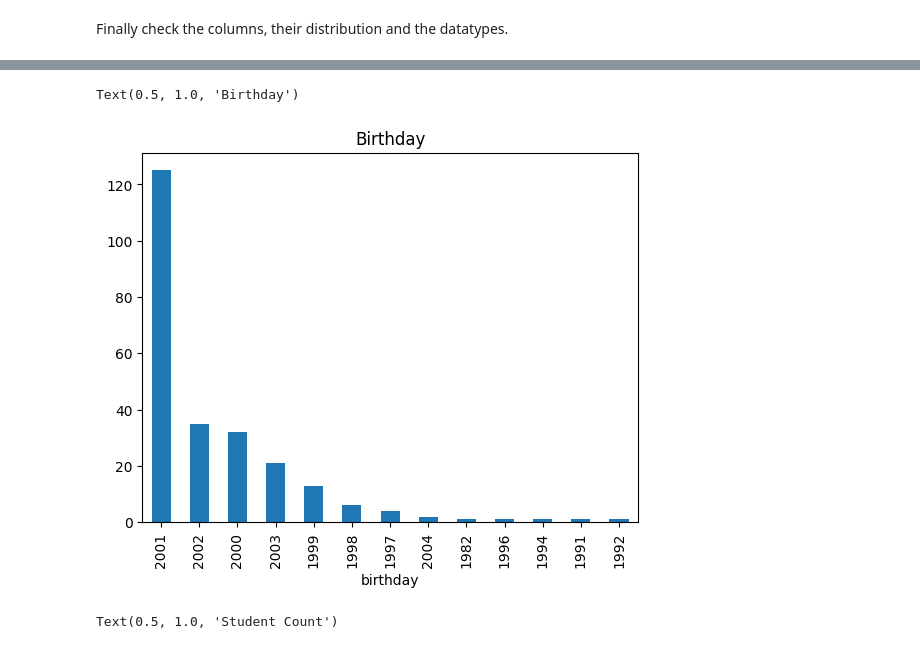
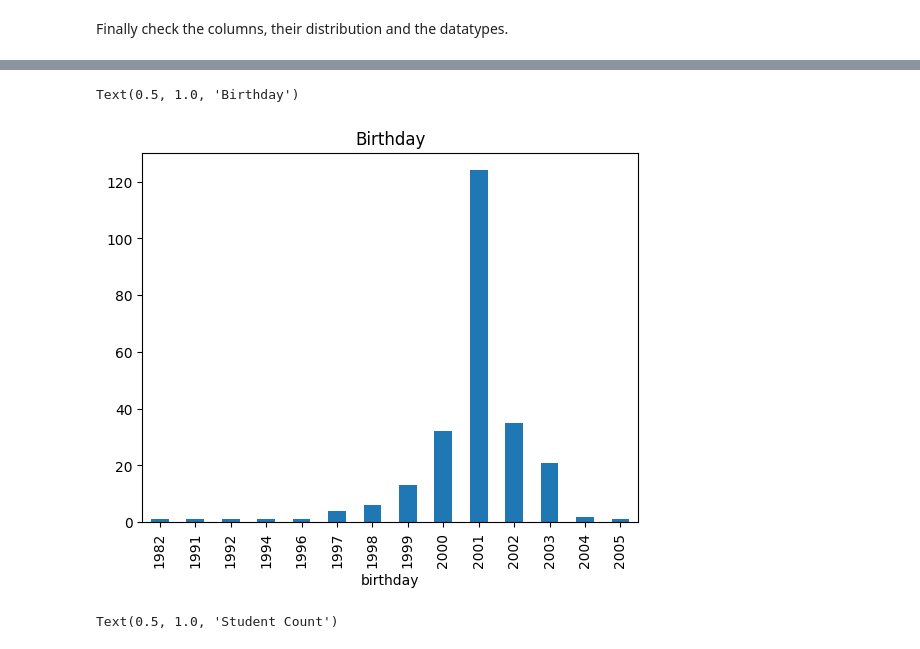
Before and after one commit to MarcellSzegedi/data-mining-1, a Jupyter notebook: src/datamining/data_exploration.ipynb, the cells around one changed output, grey strips where cells are left out. Cells and saved outputs as stored; diff of their text form; code cells hidden in the pictures.

```diff
--- a/src/datamining/data_exploration.ipynb
+++ b/src/datamining/data_exploration.ipynb
@@ -193,7 +215,7 @@ Name: count, dtype: int64
 # %% [markdown]
 As it can be observed, only a few responsers chose options outside the group of "male" and "female". In this case, the best strategy to prevent the distribution fragmentation, which can potentially cause problems later during the fitting process, "male", "female" values are going to be mapped to integer 0, 1. "not willing to answer" will mapped to nan, while every other answer will be mapped to a new common group denoted with integer value 2.
 # %%
-gender_map = {"male": 0, "female": 1, "gender fluid": 2, "intersex": 2, "non-binary": 2, "other": 2}
+gender_map = {"male": "male", "female": "female", "gender fluid": "non-binary", "intersex": "non-binary", "non-binary": "non-binary", "other": "non-binary"}
 
 raw_data["gender"] = raw_data["gender"].map(gender_map)
 # %% [markdown]
@@ -739,7 +746,7 @@ raw_data["birthday"] = pd.to_datetime(raw_data["birthday"].apply(convert_time_to
 print(raw_data.loc[~pd.to_datetime(raw_data["birthday"], errors="coerce").notna(), "birthday"])
 
 threshold_date_lower = pd.to_datetime("01-01-1980")
-threshold_date_upper = pd.to_datetime("31-12-2004")
+threshold_date_upper = pd.to_datetime("31-12-2005")
 
 raw_data.loc[raw_data["birthday"] < threshold_date_lower, "birthday"] = np.nan
 raw_data.loc[raw_data["birthday"] > threshold_date_upper, "birthday"] = np.nan
@@ -754,6 +761,9 @@ raw_data["birthday"] = raw_data["birthday"].astype(np.int16)
 # print(raw_data["birthday"].isna().sum())
 # print(raw_data["birthday"].head())
 raw_data["birthday"].value_counts().plot(kind="bar")
+plt.tight_layout()
+plt.savefig("brithday_plot.png", dpi=300)
+plt.close()
 # %% [output]
 5     NaT
 22    NaT
@@ -875,12 +883,12 @@ lazy_mask = r"not having edda exam|drugs|nothing|no school|weed|no responsibilit
 raw_data["category"] = "other"  # Default category
 
 # Apply each mask in order
-raw_data.loc[raw_data["pleasant_thing_1"].str.contains(food_mask, regex=True, na=False), "category"] = "0"
-raw_data.loc[raw_data["pleasant_thing_1"].str.contains(nature_mask, regex=True, na=False), "category"] = "1"
-raw_data.loc[raw_data["pleasant_thing_1"].str.contains(social_mask, regex=True, na=False), "category"] = "2"
-raw_data.loc[raw_data["pleasant_thing_1"].str.contains(activity_mask, regex=True, na=False), "category"] = "3"
-raw_data.loc[raw_data["pleasant_thing_1"].str.contains(academic_mask, regex=True, na=False), "category"] = "4"
-raw_data.loc[raw_data["pleasant_thing_1"].str.contains(lazy_mask, regex=True, na=False), "category"] = "5"
+raw_data.loc[raw_data["pleasant_thing_1"].str.contains(food_mask, regex=True, na=False), "category"] = "food"
+raw_data.loc[raw_data["pleasant_thing_1"].str.contains(nature_mask, regex=True, na=False), "category"] = "nature"
+raw_data.loc[raw_data["pleasant_thing_1"].str.contains(social_mask, regex=True, na=False), "category"] = "social"
+raw_data.loc[raw_data["pleasant_thing_1"].str.contains(activity_mask, regex=True, na=False), "category"] = "activity"
+raw_data.loc[raw_data["pleasant_thing_1"].str.contains(academic_mask, regex=True, na=False), "category"] = "academic"
+raw_data.loc[raw_data["pleasant_thing_1"].str.contains(lazy_mask, regex=True, na=False), "category"] = "lazy"
 
 # Items that don't fit any category
 not_fitting_items = raw_data.loc[raw_data["category"] == "other", "pleasant_thing_1"]
@@ -890,10 +898,9 @@ print(not_fitting_items)
 # Plot the distribution
 raw_data["category"].value_counts().plot(kind="bar")
 
-raw_data.loc[raw_data["category"] == "other", "category"] = "6"
+raw_data.loc[raw_data["category"] == "other", "category"] = "other"
 raw_data["pleasant_thing_1"] = raw_data["category"]
 raw_data.drop("category", axis=1, inplace=True)
-raw_data["pleasant_thing_1"] = raw_data["pleasant_thing_1"].astype(np.int8)
 # %% [output]
 Items not matching any category:
 2                                        zonnetje
@@ -916,3 +925,19 @@ Name: pleasant_thing_1, dtype: object
+# %%
+inverse_map_ml = {True: "yes", False: "no"}
+inverse_map_ir = {True: 1, False: 0}
+inverse_map_db = {True: "ja", False: "nee"}
+inverse_map_st = {True: "mu", False: "sigma"}
+inverse_map_gpt = {0: "yes", 1: "no", 2: "no willing to say"}
+inverse_program = {0: "AI", 1: "CS", 2: "CLS", 3: "Finance", 4: "Bioinformatics", 5: "Econometrics", 6: "Other"}
+
+
+
+raw_data["chatgpt_usage"] = raw_data["chatgpt_usage"].map(inverse_map_gpt)
+raw_data["experience_db"] = raw_data["experience_db"].map(inverse_map_db)
+raw_data["experience_ir"] = raw_data["experience_ir"].map(inverse_map_ir)
+raw_data["experience_ml"] = raw_data["experience_ml"].map(inverse_map_ml)
+raw_data["experience_st"] = raw_data["experience_st"].map(inverse_map_st)
+raw_data["programme"] = raw_data["programme"].map(inverse_program)
 # %% [markdown]
 Finally check the columns, their distribution and the datatypes.
 # %%
@@ -971,8 +996,8 @@ Text(0.5, 1.0, 'ChatGPT Usage')
 # %%
-raw_data["birthday"].value_counts().plot(kind="bar").set_title("Birthday")
+raw_data["birthday"].value_counts().sort_index().plot(kind="bar").set_title("Birthday")
 # %% [output]
 Text(0.5, 1.0, 'Birthday')
-[figure, old version]
+[figure, new version]
 # %%
 raw_data["count_students"].hist(bins=30).set_title("Student Count")
 # %% [output]
```
Also changed, not shown: parts of 27 cells of this notebook, 4 other files.
